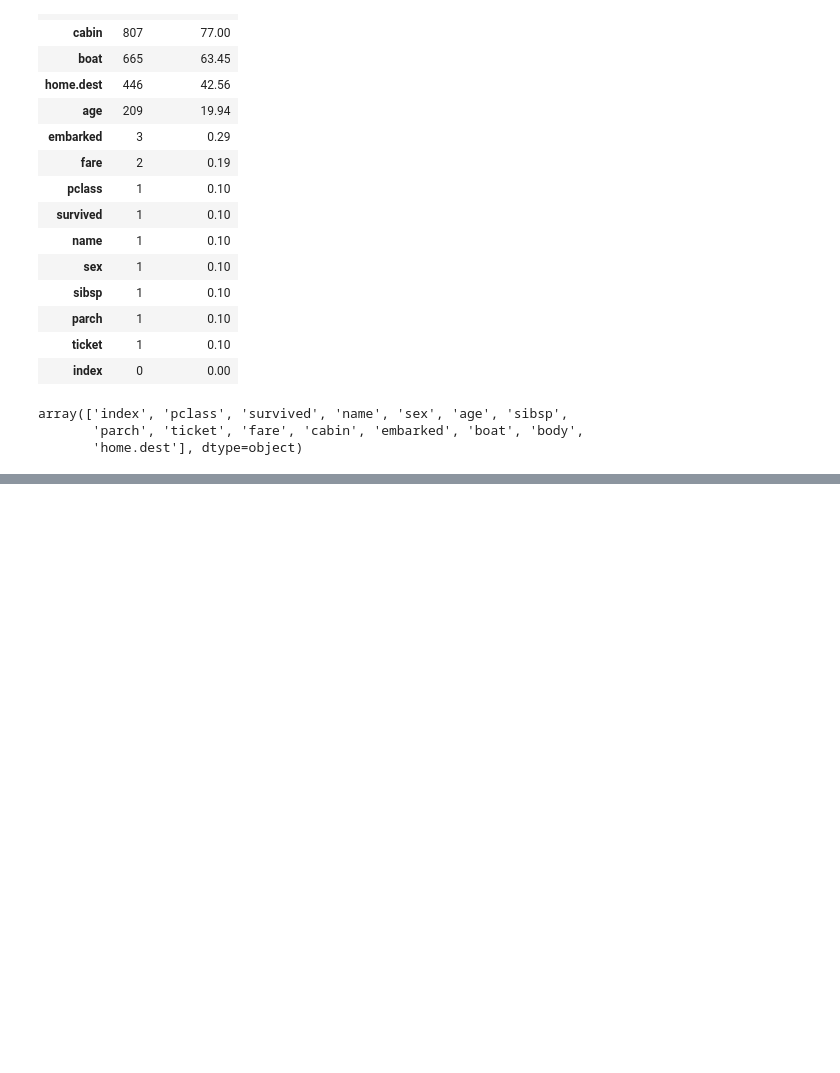
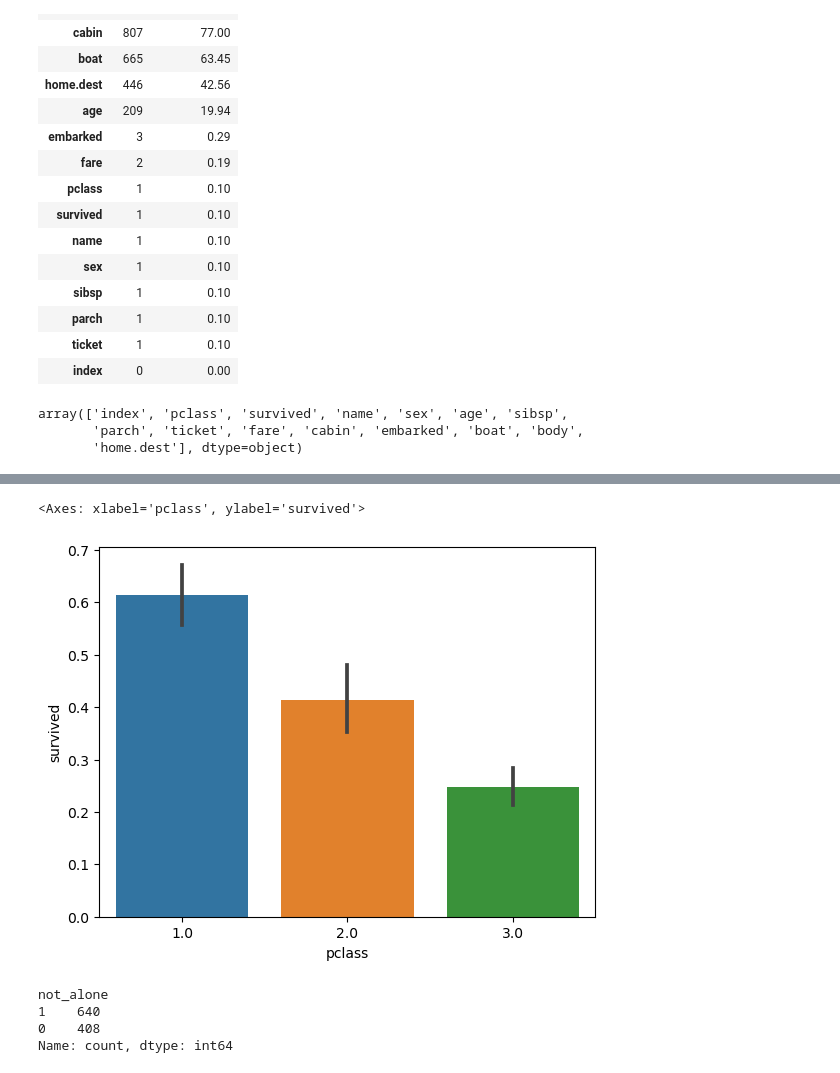
Before and after one commit to UmeshGayashan/Logistic-Regression-Titanic-Survival--Udemy, a Jupyter notebook: main.ipynb, the cells around one changed output, grey strips where cells are left out. Cells and saved outputs as stored; diff of their text form; code cells hidden in the pictures; blank space fills up the shorter version.

```diff
--- a/main.ipynb
+++ b/main.ipynb
@@ -141,0 +160,19 @@ men = train_df[train_df['sex']=='male']
+# %%
+sns.barplot(x='pclass',y='survived',data =train_df)
+# %% [output]
+<Axes: xlabel='pclass', ylabel='survived'>
+[figure, added]
+# %%
+data = [train_df, test_df]
+
+for dataset in data:
+    dataset['relatives'] = dataset['sibsp'] + dataset['parch']
+    dataset.loc[dataset['relatives'] > 0, 'not_alone'] = 0
+    dataset.loc[dataset['relatives'] == 0, 'not_alone'] = 1
+    dataset['not_alone'] = dataset['not_alone'].fillna(0).astype(int)
+train_df['not_alone'].value_counts()
+# %% [output]
+not_alone
+1    640
+0    408
+Name: count, dtype: int64
```
Also changed, not shown: parts of 9 cells of this notebook.
